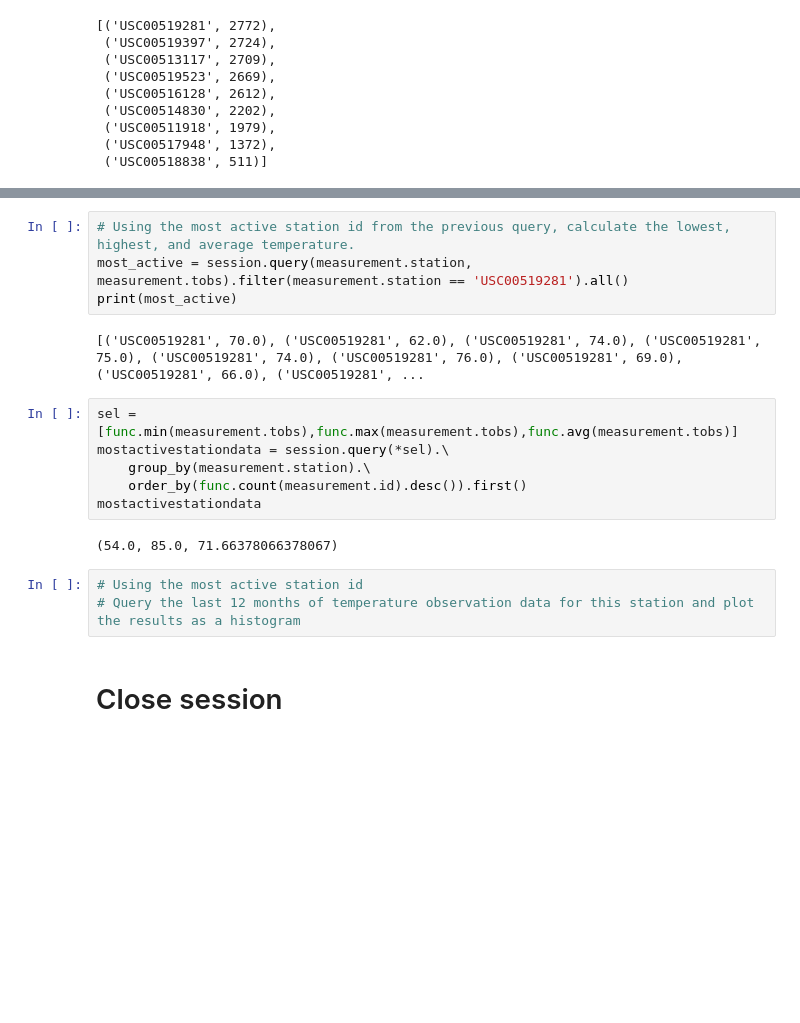
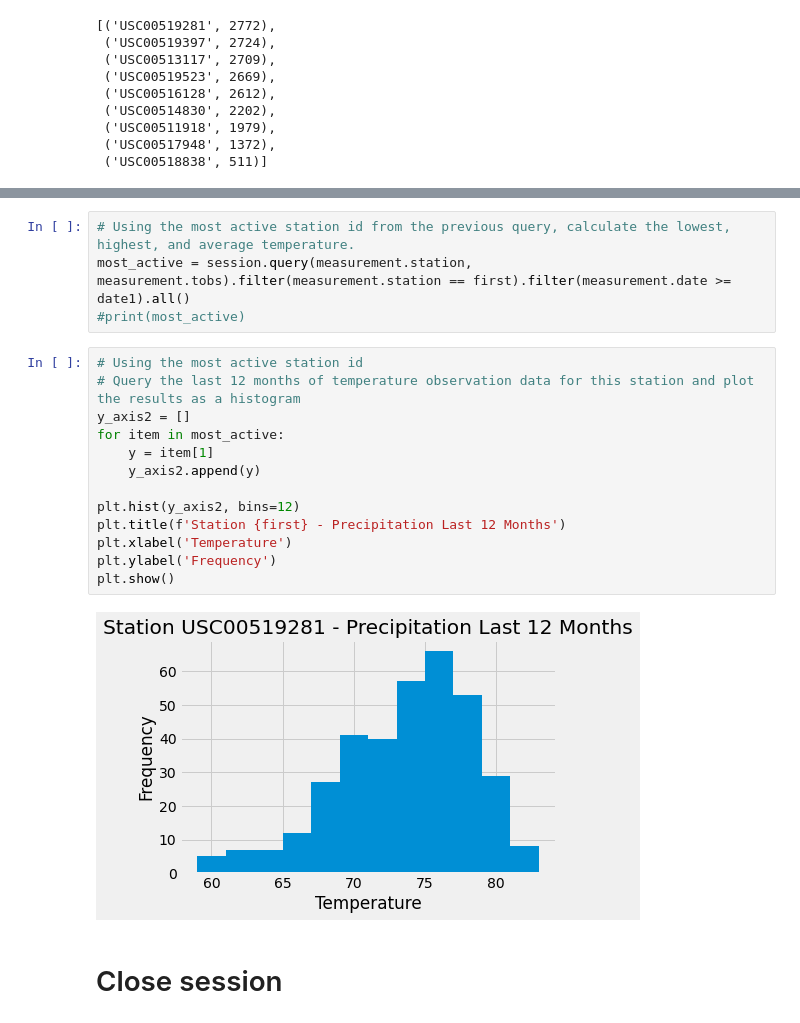
Before and after one commit to jared-roussel/sqlalchemy-challenge, a Jupyter notebook: climate_starter.ipynb, the cells around one changed output, grey strips where cells are left out. Drawn from its saved outputs; the diff is of its cells as text; blank space fills up the shorter version.

Commit message:
Added charts

```diff
--- a/climate_starter.ipynb
+++ b/climate_starter.ipynb
@@ -163,20 +163,22 @@ first
 # %%
 # Using the most active station id from the previous query, calculate the lowest, highest, and average temperature.
-most_active = session.query(measurement.station, measurement.tobs).filter(measurement.station == 'USC00519281').all()
-print(most_active)
+most_active = session.query(measurement.station, measurement.tobs).filter(measurement.station == first).filter(measurement.date >= date1).all()
+#print(most_active)
-# %% [output]
-[('USC00519281', 70.0), ('USC00519281', 62.0), ('USC00519281', 74.0), ('USC00519281', 75.0), ('USC00519281', 74.0), ('USC00519281', 76.0), ('USC00519281', 69.0), ('USC00519281', 66.0), ('USC00519281', ...
-# %%
-sel = [func.min(measurement.tobs),func.max(measurement.tobs),func.avg(measurement.tobs)]
-mostactivestationdata = session.query(*sel).\
-    group_by(measurement.station).\
-    order_by(func.count(measurement.id).desc()).first()
-mostactivestationdata
-# %% [output]
-(54.0, 85.0, 71.66378066378067)
 # %%
 # Using the most active station id
 # Query the last 12 months of temperature observation data for this station and plot the results as a histogram
+y_axis2 = []
+for item in most_active:
+    y = item[1]
+    y_axis2.append(y)
+
+plt.hist(y_axis2, bins=12)
+plt.title(f'Station {first} - Precipitation Last 12 Months')
+plt.xlabel('Temperature')
+plt.ylabel('Frequency')
+plt.show()
+# %% [output]
+[figure, added]
 # %% [markdown]
 # Close session
 # %%
```
Also changed, not shown: parts of 1 cell of this notebook.
